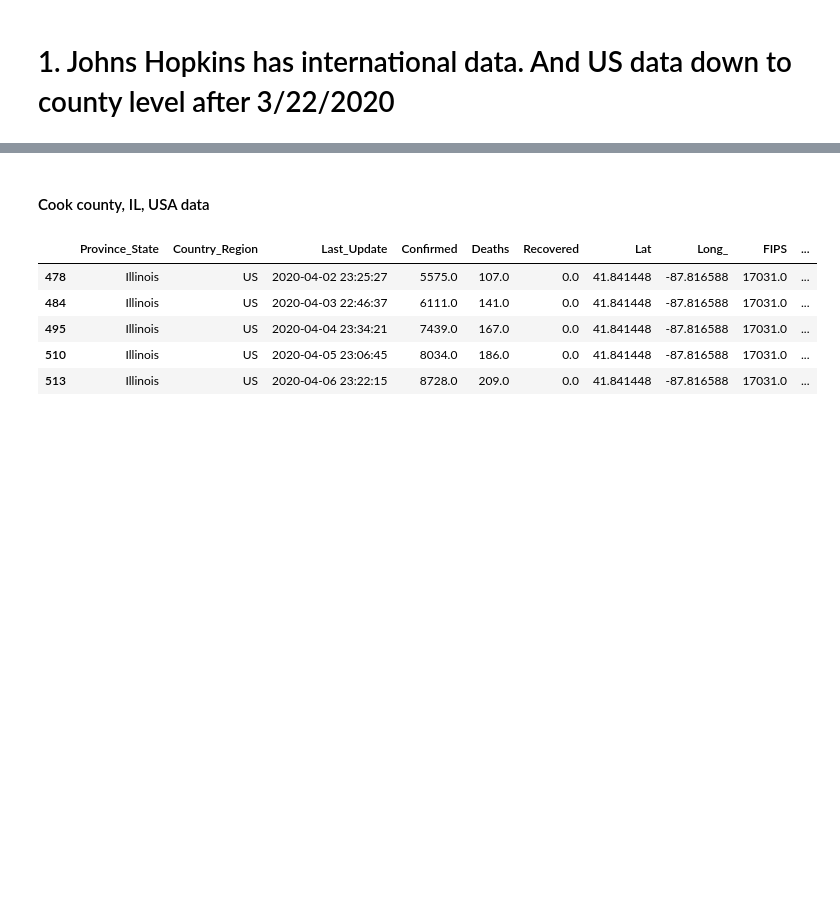
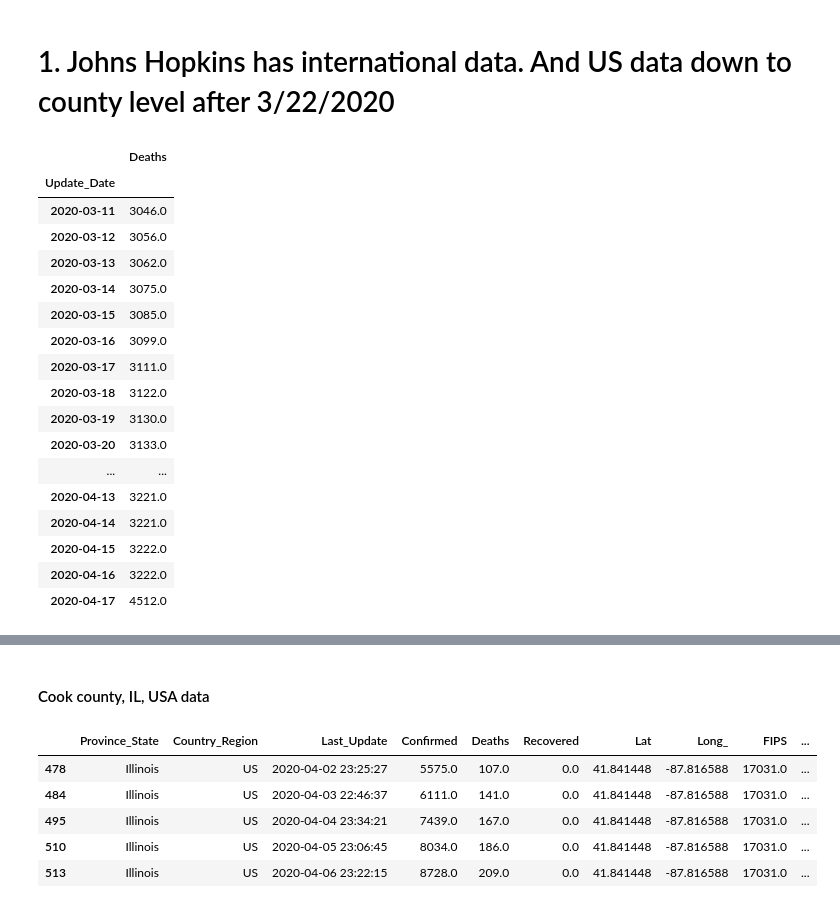
Before and after one commit to jianxu305/nCov2019_analysis, a Jupyter notebook: src/data_sources.ipynb, the cells around one changed output, grey strips where cells are left out. Saved outputs shown, nothing was run; the diff lists cells and outputs as text; code cells hidden in the pictures; blank space fills up the shorter version.

```diff
--- a/src/data_sources.ipynb
+++ b/src/data_sources.ipynb
@@ -10,3 +13,25 @@ import datetime
 # 1. Johns Hopkins has international data.  And US data down to county level after 3/22/2020
 # %%
 jhs_data = utils.load_jhs_raw()
+# %%
+china = jhs_data[(jhs_data['Country_Region'] == 'China') & (jhs_data['Province_State'] == 'Hubei')]
+pd.pivot_table(china, index='Update_Date', values='Deaths', aggfunc='sum')
+# %% [output]
+|  | Deaths |
+| Update_Date |  |
+| 2020-03-11 | 3046.0 |
+| 2020-03-12 | 3056.0 |
+| 2020-03-13 | 3062.0 |
+| 2020-03-14 | 3075.0 |
+| 2020-03-15 | 3085.0 |
+| 2020-03-16 | 3099.0 |
+| 2020-03-17 | 3111.0 |
+| 2020-03-18 | 3122.0 |
+| 2020-03-19 | 3130.0 |
+| 2020-03-20 | 3133.0 |
+| ... | ... |
+| 2020-04-13 | 3221.0 |
+| 2020-04-14 | 3221.0 |
+| 2020-04-15 | 3222.0 |
+| 2020-04-16 | 3222.0 |
+| 2020-04-17 | 4512.0 |
```
Also changed, not shown: parts of 2 cells of this notebook, 3 other files.
